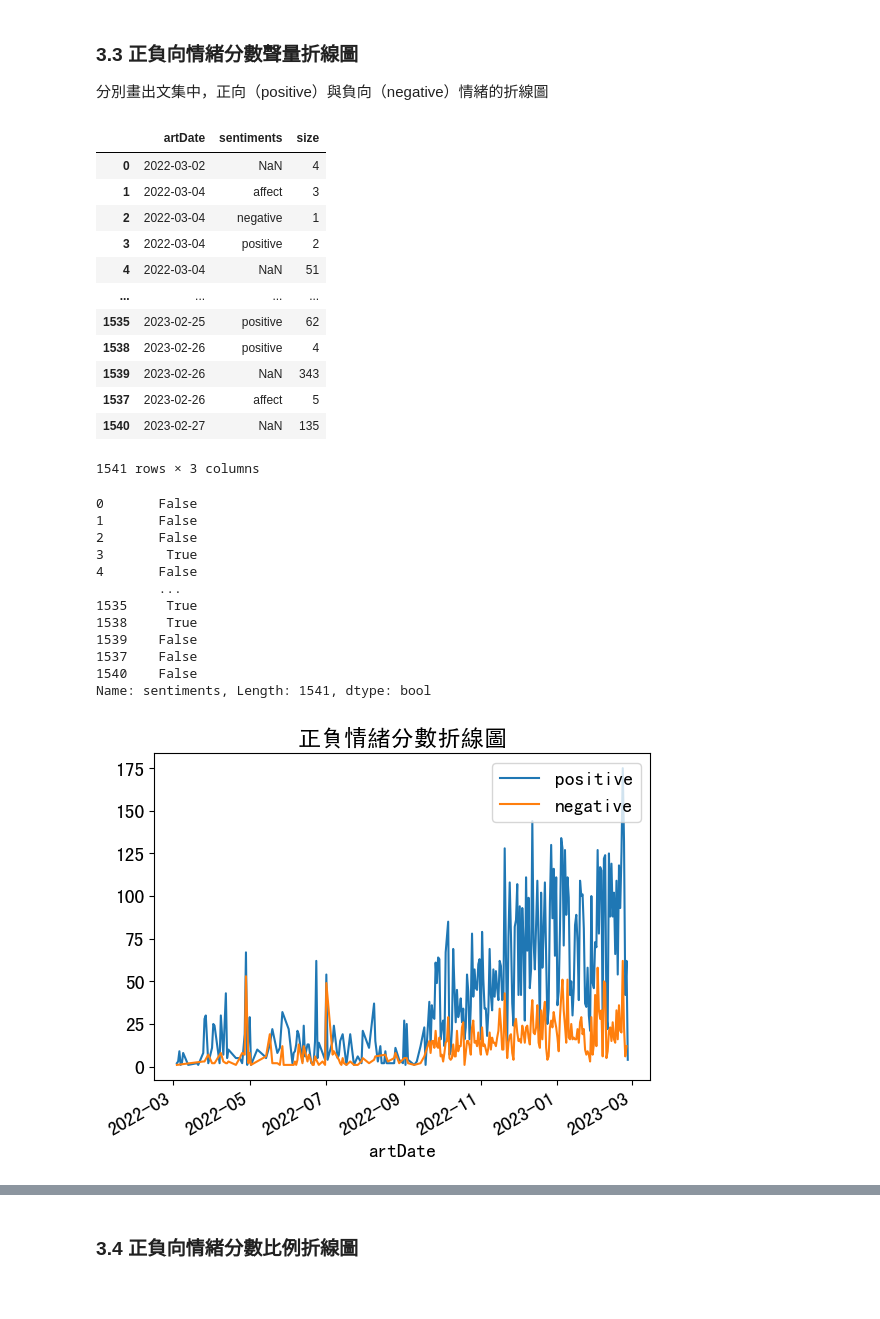
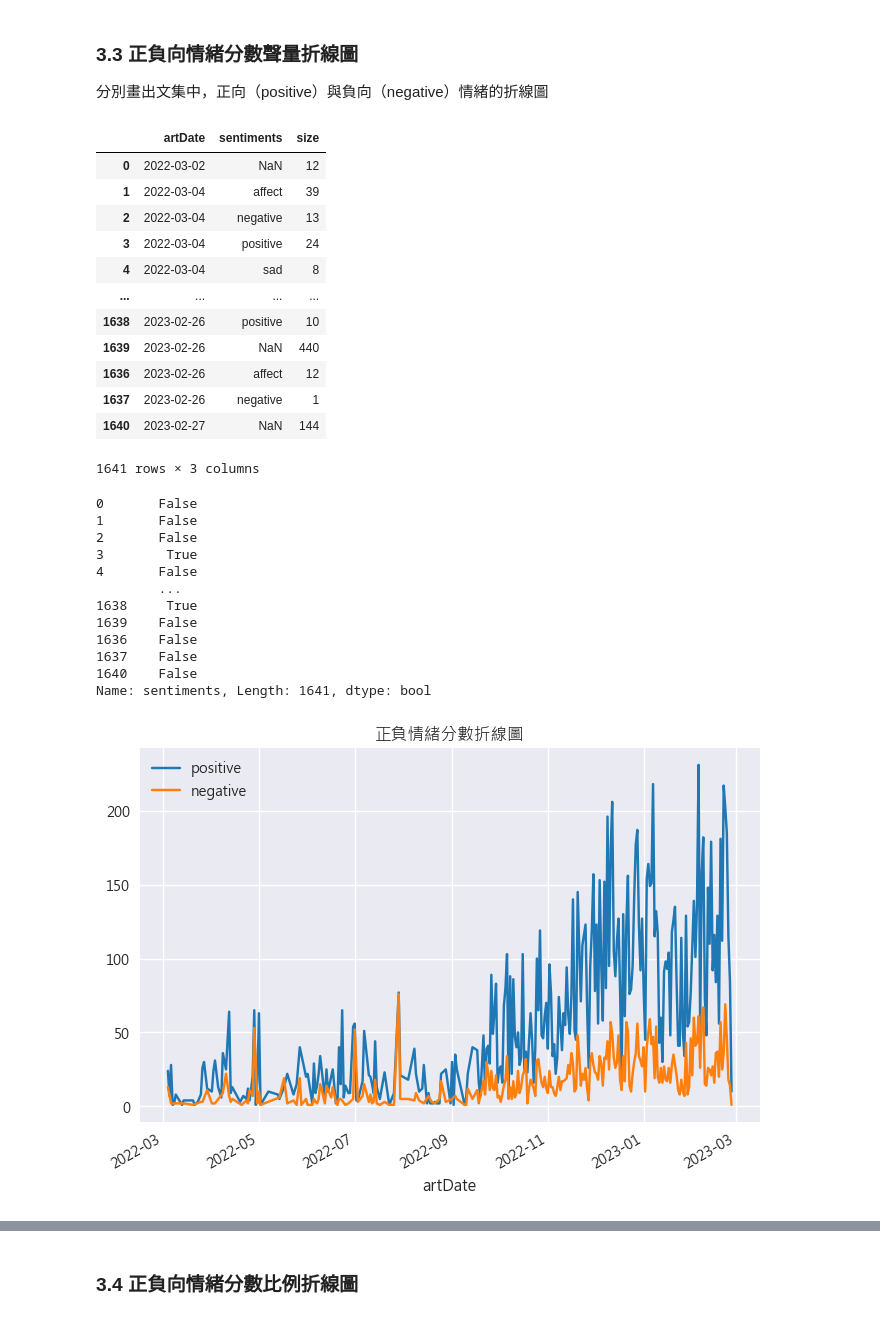
Before and after one commit to collin0825/SocialMediaProject, a Jupyter notebook: report _Japan.ipynb, the cells around one changed output, grey strips where cells are left out. Saved outputs shown, nothing was run; the diff lists cells and outputs as text; code cells hidden in the pictures.

```diff
--- a/report _Japan.ipynb
+++ b/report _Japan.ipynb
@@ -218,0 +228,12 @@ freq_df
+# %%
+
+from matplotlib.font_manager import FontProperties
+
+import matplotlib.pyplot as plt
+plt.rcParams['font.sans-serif'] = ['Microsoft JhengHei']
+plt.rcParams['axes.unicode_minus'] = False
+plt.plot((1,2,3),(4,3,-1))
+plt.title("聲量圖")
+plt.ylabel("文章數量")
+plt.xlabel("品牌名稱")
+plt.show()
@@ -227,7 +250,7 @@ plt.show()
 ### 2.8 更新停用字字典
 # %%
 # 參數形式手動加入停用字
-stopwords_manual = ["謝謝", "一下", "前往", "日期", "問題", "感覺", "目前", "請問", "發現", "直接", "知道", "看到", "現在",  "建議",  "希望", "10", "一點", "機車", "最近", "老闆", "時間",  "購買", "一台", "Yes", "小弟", "XD", "左右", "之後", "這台", "有沒有", "這種"]
+stopwords_manual = ["謝謝", "一下", "前往", "日期", "問題", "感覺", "目前", "請問", "發現", "直接", "知道", "Day" "看到", "現在", "建議",  "希望", "10", "一點", "機車", "最近", "老闆", "時間", "一天", "一日", "購買", "一台", "Yes", "小弟", "XD", "左右", "之後", "這台", "有沒有", "這種", "晚上", "早上", "下午", "最後", "主要", "好像", "不用", "看看", "裡面", "兩個", "小時", "分鐘"]
 stopwords.extend(stopwords_manual)
 # %%
 noStop_df_2 = noStop_df[~noStop_df['word'].isin(stopwords)]
@@ -335,11 +358,12 @@ ptt_df["artDate"] = ptt_df["artDate"].dt.date
 ptt_line_plot = ptt_df.groupby(["artDate"], as_index=False).size()
 
 fig, ax = plt.subplots()
-
+plt.rcParams['font.sans-serif'] = ['Microsoft JhengHei']
 rolling_days = 14
 ax.plot(ptt_line_plot["artDate"], ptt_line_plot["size"].rolling(rolling_days).mean())
 ax.set_xlabel("artDate")
 ax.set_ylabel('size')
 fig.autofmt_xdate()
+plt.title("聲量折線圖")
 plt.show()
 # %% [output]
@@ -378,18 +402,18 @@ sentiment_count = sentiment_count.sort_values(["artDate"])
 sentiment_count
 # %% [output]
 |  | artDate | sentiments | size |
-| 0 | 2022-03-02 | NaN | 4 |
-| 1 | 2022-03-04 | affect | 3 |
-| 2 | 2022-03-04 | negative | 1 |
-| 3 | 2022-03-04 | positive | 2 |
-| 4 | 2022-03-04 | NaN | 51 |
+| 0 | 2022-03-02 | NaN | 12 |
+| 1 | 2022-03-04 | affect | 39 |
+| 2 | 2022-03-04 | negative | 13 |
+| 3 | 2022-03-04 | positive | 24 |
+| 4 | 2022-03-04 | sad | 8 |
 | ... | ... | ... | ... |
-| 1535 | 2023-02-25 | positive | 62 |
-| 1538 | 2023-02-26 | positive | 4 |
-| 1539 | 2023-02-26 | NaN | 343 |
-| 1537 | 2023-02-26 | affect | 5 |
-| 1540 | 2023-02-27 | NaN | 135 |
+| 1638 | 2023-02-26 | positive | 10 |
+| 1639 | 2023-02-26 | NaN | 440 |
+| 1636 | 2023-02-26 | affect | 12 |
+| 1637 | 2023-02-26 | negative | 1 |
+| 1640 | 2023-02-27 | NaN | 144 |
-1541 rows × 3 columns
+1641 rows × 3 columns
 # %%
 sentiment_count["sentiments"] == "positive"
 # %% [output]
@@ -399,31 +423,32 @@ sentiment_count["sentiments"] == "positive"
 3        True
 4       False
         ...
-1535     True
-1538     True
-1539    False
-1537    False
-1540    False
-Name: sentiments, Length: 1541, dtype: bool
+1638     True
+1639    False
+1636    False
+1637    False
+1640    False
+Name: sentiments, Length: 1641, dtype: bool
 # %%
 colors = ["tab:blue", "tab:orange"]
 pos = sentiment_count[sentiment_count["sentiments"] == "positive"]
 neg = sentiment_count[sentiment_count["sentiments"] == "negative"]
 
 # fig, ax = plt.subplots(figsize = (6,4), dpi = 150) # 也可以在該圖設定參數
 fig, ax = plt.subplots()
 
+plt.rcParams['font.sans-serif'] = ['Microsoft JhengHei']
 ax.plot(pos["artDate"], pos["size"], color=colors[0])
 ax.plot(neg["artDate"], neg["size"], color=colors[1])
 
 plt.xlabel("artDate")
 # plt.ylabel('size')
-ax.legend(["positive", "negative"], loc="upper right")
+ax.legend(["positive", "negative"], loc="upper left")
 fig.autofmt_xdate()
 plt.title("正負情緒分數折線圖")  # 記得加上才能顯示中文
 plt.show()
 # %% [output]
-[figure, old version]
+[figure, new version]
 # %%
 colors = ["tab:blue", "tab:orange"]
 pos = sentiment_count[sentiment_count["sentiments"] == "positive"]
```
Also changed, not shown: parts of 90 cells of this notebook, 17 other files.
